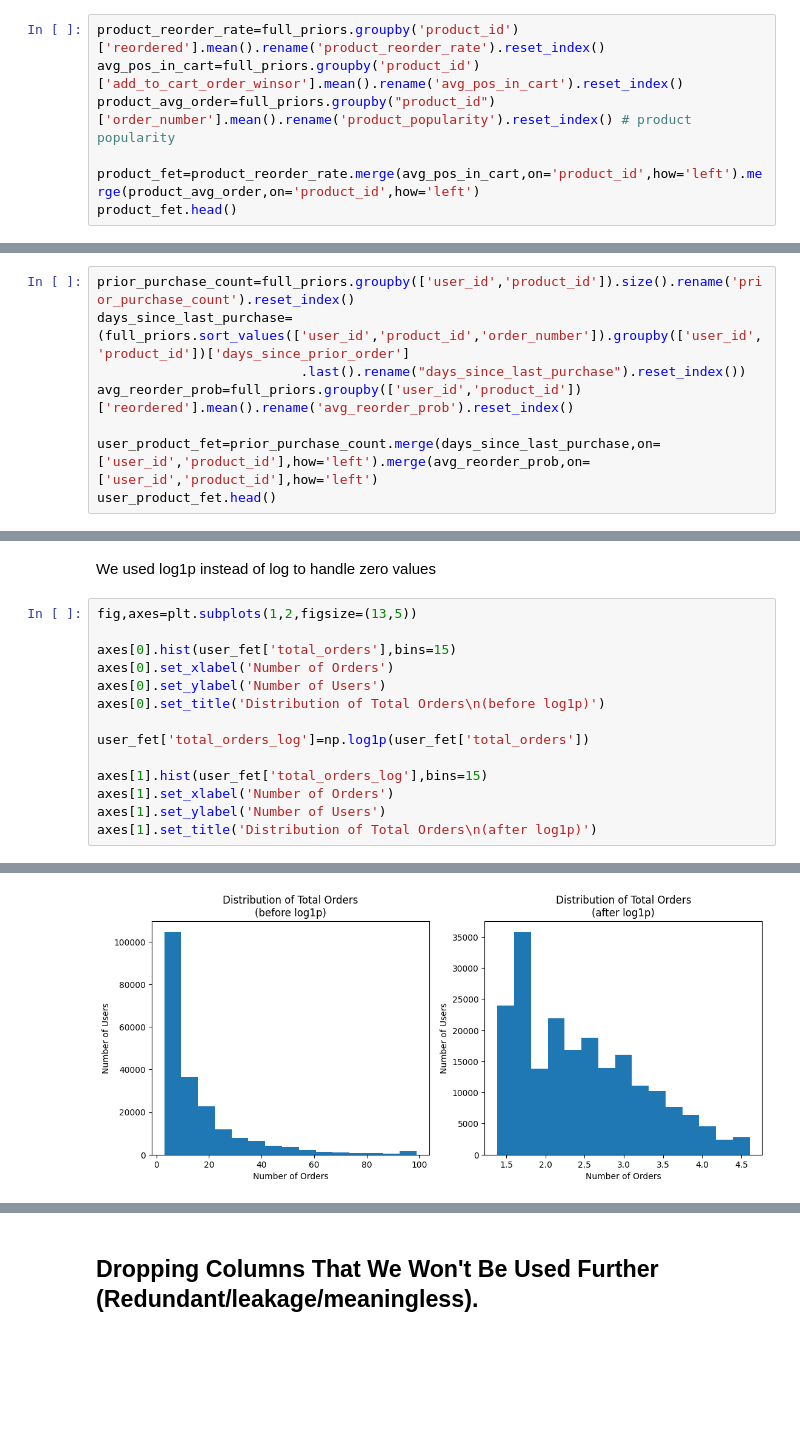
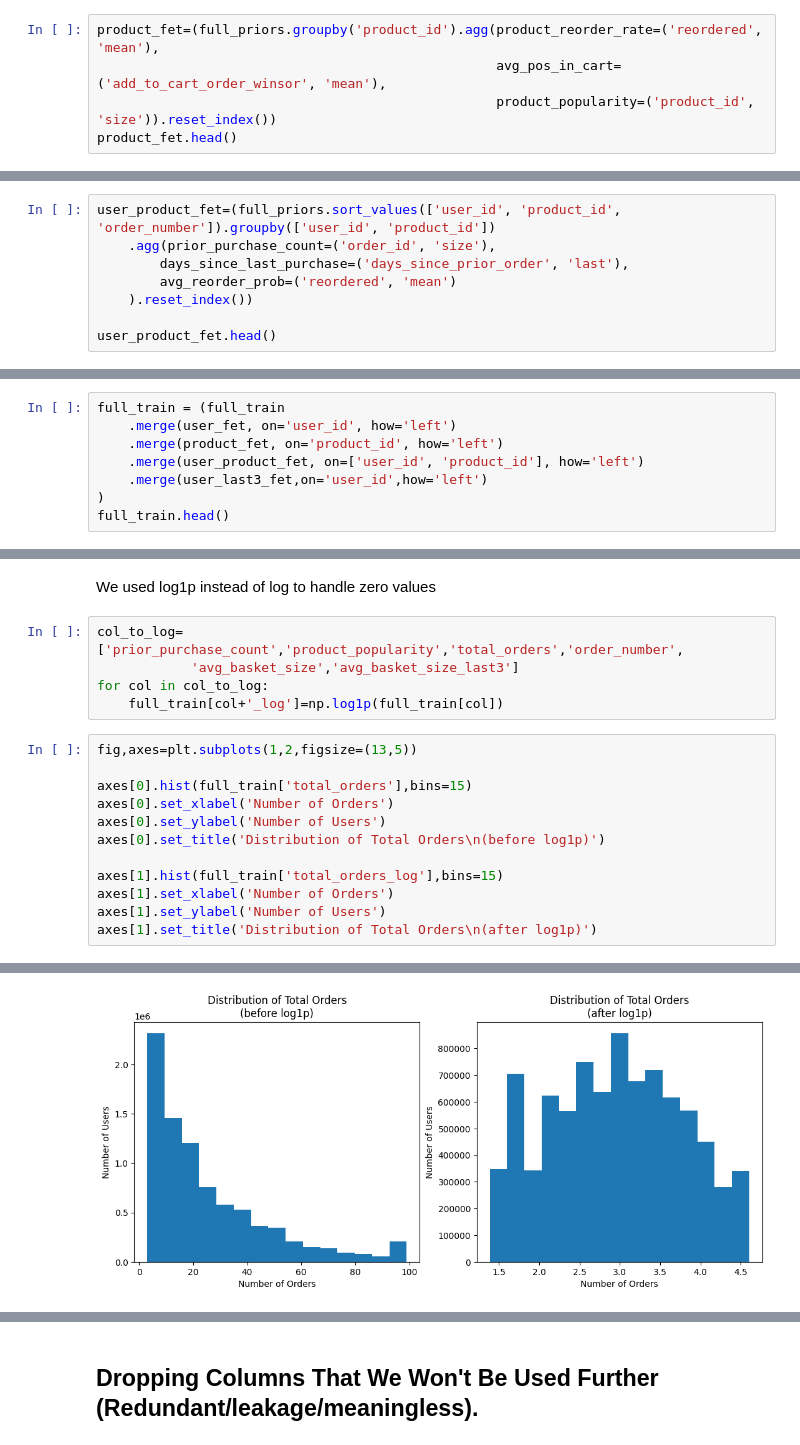
Before and after one commit to ab8d-DS/DSS230_Final_Project, a Jupyter notebook: notebooks/02_Feature_Engineering.ipynb, the cells around one changed output, grey strips where cells are left out. Cells and saved outputs as stored; diff of their text form; blank space fills up the shorter version.

```diff
--- a/notebooks/02_Feature_Engineering.ipynb
+++ b/notebooks/02_Feature_Engineering.ipynb
@@ -40,11 +48,9 @@ user_fet.head()
 # %% [markdown]
 ## Product-level features
 # %%
-product_reorder_rate=full_priors.groupby('product_id')['reordered'].mean().rename('product_reorder_rate').reset_index()
-avg_pos_in_cart=full_priors.groupby('product_id')['add_to_cart_order_winsor'].mean().rename('avg_pos_in_cart').reset_index()
-product_avg_order=full_priors.groupby("product_id")['order_number'].mean().rename('product_popularity').reset_index() # product popularity
-
-product_fet=product_reorder_rate.merge(avg_pos_in_cart,on='product_id',how='left').merge(product_avg_order,on='product_id',how='left')
+product_fet=(full_priors.groupby('product_id').agg(product_reorder_rate=('reordered', 'mean'),
+                                                   avg_pos_in_cart=('add_to_cart_order_winsor', 'mean'),
+                                                   product_popularity=('product_id', 'size')).reset_index())
 product_fet.head()
 # %% [output]
 |  | product_id | product_reorder_rate | avg_pos_in_cart | product_popularity |
@@ -56,12 +62,12 @@ product_fet.head()
 # %% [markdown]
 ## User×Product interaction features
 # %%
-prior_purchase_count=full_priors.groupby(['user_id','product_id']).size().rename('prior_purchase_count').reset_index()
-days_since_last_purchase=(full_priors.sort_values(['user_id','product_id','order_number']).groupby(['user_id','product_id'])['days_since_prior_order']
-                          .last().rename("days_since_last_purchase").reset_index())
-avg_reorder_prob=full_priors.groupby(['user_id','product_id'])['reordered'].mean().rename('avg_reorder_prob').reset_index()
+user_product_fet=(full_priors.sort_values(['user_id', 'product_id', 'order_number']).groupby(['user_id', 'product_id'])
+    .agg(prior_purchase_count=('order_id', 'size'),
+        days_since_last_purchase=('days_since_prior_order', 'last'),
+        avg_reorder_prob=('reordered', 'mean')
+    ).reset_index())
 
-user_product_fet=prior_purchase_count.merge(days_since_last_purchase,on=['user_id','product_id'],how='left').merge(avg_reorder_prob,on=['user_id','product_id'],how='left')
 user_product_fet.head()
 # %% [output]
 |  | user_id | product_id | prior_purchase_count | days_since_last_purchase | avg_reorder_prob |
@@ -86,0 +118,8 @@ mean_days_last3=last_3.groupby('user_id')['days_since_prior_order'].mean().renam
+# %%
+full_train = (full_train
+    .merge(user_fet, on='user_id', how='left')
+    .merge(product_fet, on='product_id', how='left')
+    .merge(user_product_fet, on=['user_id', 'product_id'], how='left')
+    .merge(user_last3_fet,on='user_id',how='left')
+)
+full_train.head()
@@ -99,20 +160,23 @@ last_order_recency          0.192300
 dtype: float64
 # %% [markdown]
 We used log1p instead of log to handle zero values
+# %%
+col_to_log=['prior_purchase_count','product_popularity','total_orders','order_number',
+            'avg_basket_size','avg_basket_size_last3']
+for col in col_to_log:
+    full_train[col+'_log']=np.log1p(full_train[col])
 # %%
 fig,axes=plt.subplots(1,2,figsize=(13,5))
 
-axes[0].hist(user_fet['total_orders'],bins=15)
+axes[0].hist(full_train['total_orders'],bins=15)
 axes[0].set_xlabel('Number of Orders')
 axes[0].set_ylabel('Number of Users')
 axes[0].set_title('Distribution of Total Orders\n(before log1p)')
 
-user_fet['total_orders_log']=np.log1p(user_fet['total_orders'])
-
-axes[1].hist(user_fet['total_orders_log'],bins=15)
+axes[1].hist(full_train['total_orders_log'],bins=15)
 axes[1].set_xlabel('Number of Orders')
 axes[1].set_ylabel('Number of Users')
 axes[1].set_title('Distribution of Total Orders\n(after log1p)')
 # %% [output]
 Text(0.5, 1.0, 'Distribution of Total Orders\n(after log1p)')
-[figure, old version]
+[figure, new version]
```
Also changed, not shown: parts of 71 cells of this notebook.
